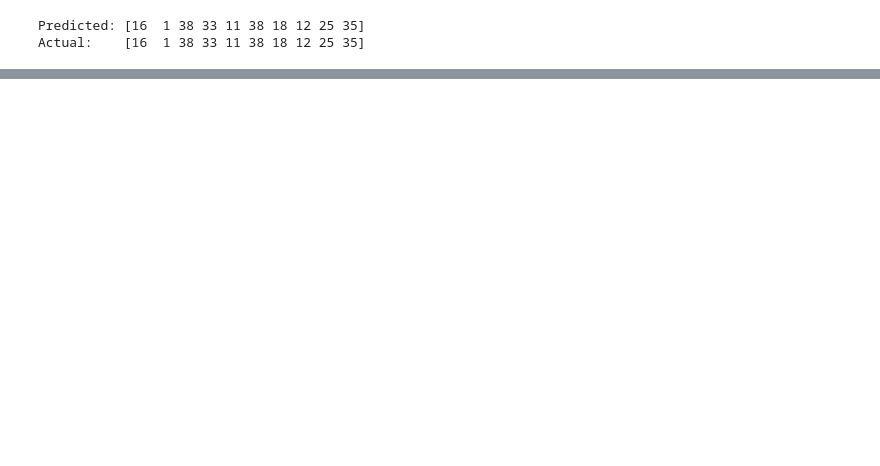
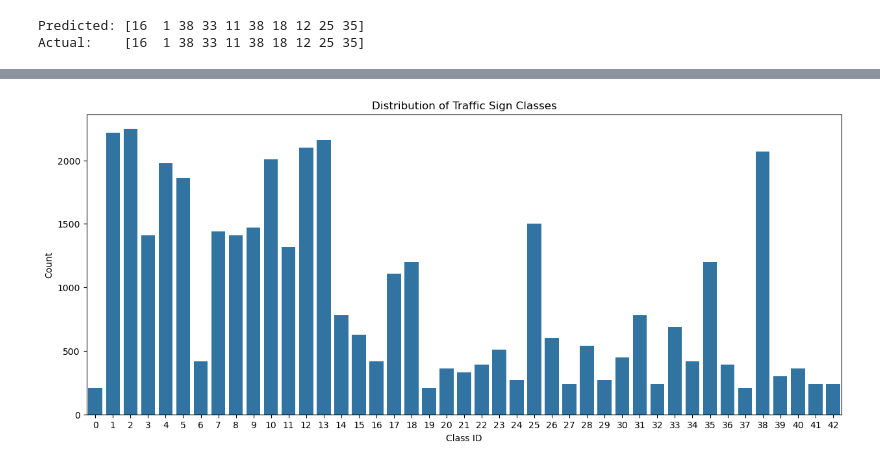
Before and after one commit to shawn01-kubo/DS-6050-Final-Project, a Jupyter notebook: Final project.ipynb, the cells around one changed output, grey strips where cells are left out. Cells and saved outputs as stored; diff of their text form; code cells hidden in the pictures; blank space fills up the shorter version.

Commit message:
add function and plots

```diff
--- a/Final project.ipynb
+++ b/Final project.ipynb
@@ -175,0 +177,39 @@ plt.show()
+# %%
+# 1.1 Class Distribution (EDA)
+plt.figure(figsize=(15, 6))
+sns.countplot(x='ClassId', data=train_df)
+plt.title('Distribution of Traffic Sign Classes')
+plt.xlabel('Class ID')
+plt.ylabel('Count')
+plt.show()
+
+# 1.2 Updated Dataset Pipeline with Augmentation
+def make_augmented_dataset(df, training=True):
+    paths = [os.path.join(path, p) for p in df["Path"].values]
+    labels = df["ClassId"].values.astype("int32")
+    ds = tf.data.Dataset.from_tensor_slices((paths, labels))
+
+    def _load(path, label):
+        img = tf.io.read_file(path)
+        img = tf.image.decode_png(img, channels=3)
+        img = tf.image.resize(img, IMG_SIZE)
+        img = tf.cast(img, tf.float32) / 255.0
+        return img, label
+
+    # Data Augmentation Layer (Rotation ±15°)
+    data_augmentation = tf.keras.Sequential([
+        layers.RandomRotation(0.04), # 0.04 * 2pi is approx 15 degrees
+    ])
+
+    ds = ds.map(_load, num_parallel_calls=AUTOTUNE)
+    if training:
+        ds = ds.shuffle(5000, seed=42)
+        # Apply augmentation only to training data
+        ds = ds.map(lambda x, y: (data_augmentation(x, training=True), y), num_parallel_calls=AUTOTUNE)
+
+    ds = ds.batch(BATCH_SIZE).prefetch(AUTOTUNE)
+    return ds
+
+train_ds_aug = make_augmented_dataset(train_df, training=True)
+# %% [output]
+[figure, added]
```
Also changed, not shown: parts of 9 cells of this notebook.
